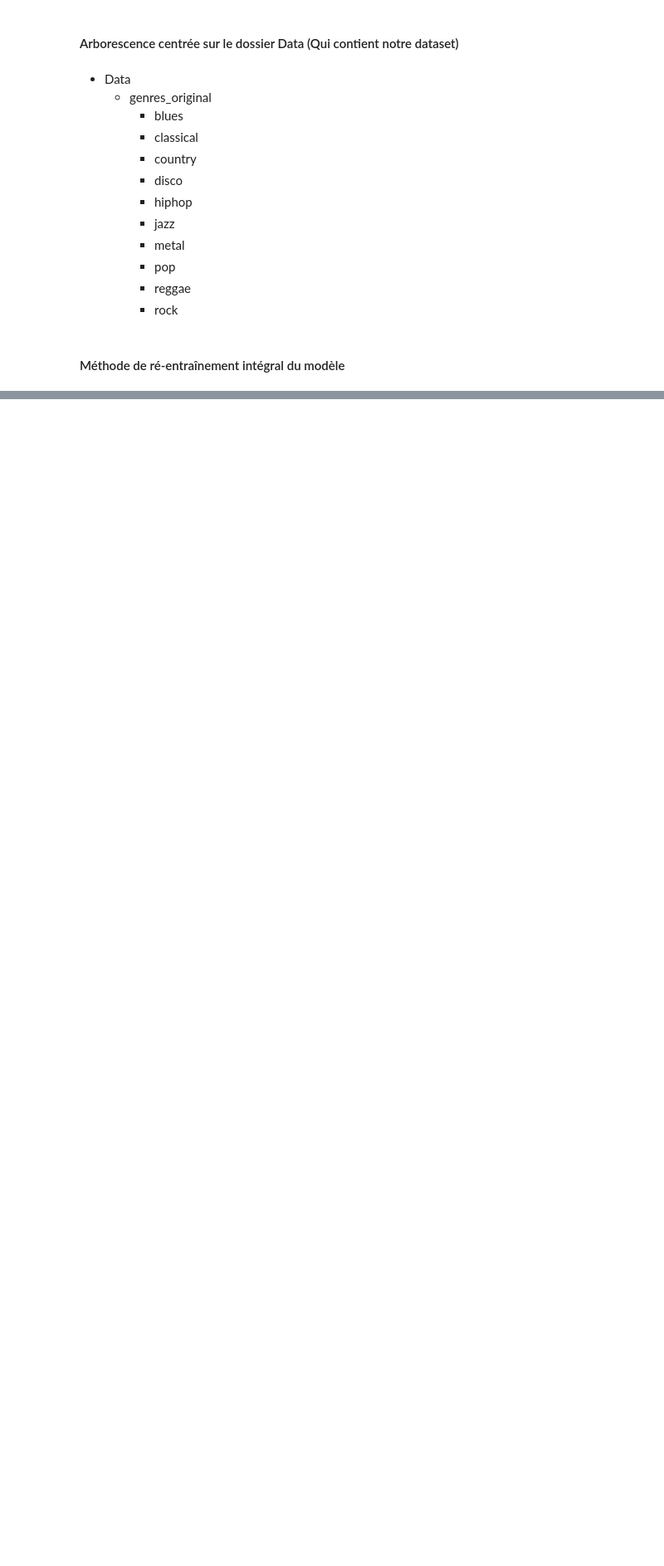
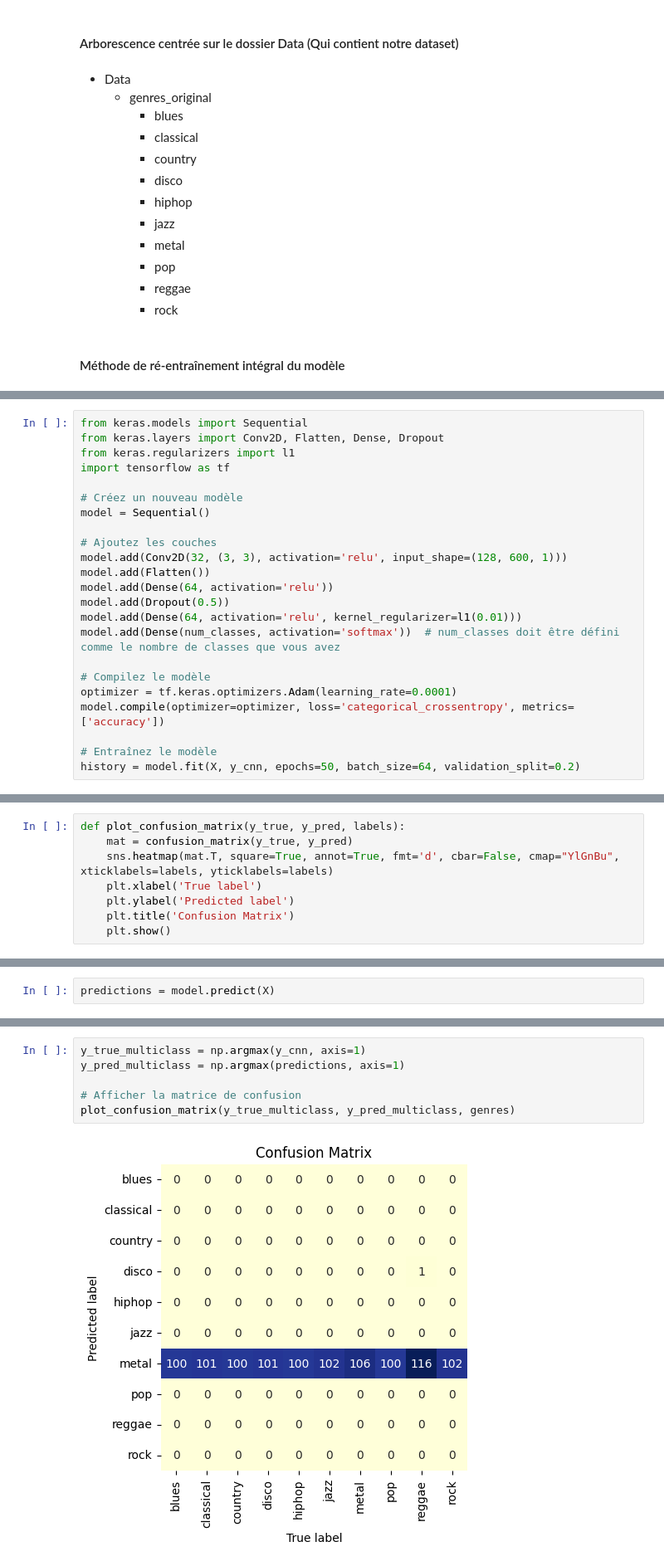
Before and after one commit to AlexandreRob/BadBoyRecords, a Jupyter notebook: classification_music.ipynb, the cells around one changed output, grey strips where cells are left out. Shown at 83% size. Saved outputs shown, nothing was run; the diff lists cells and outputs as text; blank space fills up the shorter version.

```diff
--- a/classification_music.ipynb
+++ b/classification_music.ipynb
@@ -718,0 +818,23 @@ A définir
+# %%
+from keras.models import Sequential
+from keras.layers import Conv2D, Flatten, Dense, Dropout
+from keras.regularizers import l1
+import tensorflow as tf
+
+# Créez un nouveau modèle
+model = Sequential()
+
+# Ajoutez les couches
+model.add(Conv2D(32, (3, 3), activation='relu', input_shape=(128, 600, 1)))
+model.add(Flatten())
+model.add(Dense(64, activation='relu'))
+model.add(Dropout(0.5))
+model.add(Dense(64, activation='relu', kernel_regularizer=l1(0.01)))
+model.add(Dense(num_classes, activation='softmax'))  # num_classes doit être défini comme le nombre de classes que vous avez
+
+# Compilez le modèle
+optimizer = tf.keras.optimizers.Adam(learning_rate=0.0001)
+model.compile(optimizer=optimizer, loss='categorical_crossentropy', metrics=['accuracy'])
+
+# Entraînez le modèle
+history = model.fit(X, y_cnn, epochs=50, batch_size=64, validation_split=0.2)
@@ -718,0 +892,8 @@ A définir
+# %%
+def plot_confusion_matrix(y_true, y_pred, labels):
+    mat = confusion_matrix(y_true, y_pred)
+    sns.heatmap(mat.T, square=True, annot=True, fmt='d', cbar=False, cmap="YlGnBu", xticklabels=labels, yticklabels=labels)
+    plt.xlabel('True label')
+    plt.ylabel('Predicted label')
+    plt.title('Confusion Matrix')
+    plt.show()
@@ -718,0 +905,2 @@ A définir
+# %%
+predictions = model.predict(X)
@@ -718,0 +909,8 @@ A définir
+# %%
+y_true_multiclass = np.argmax(y_cnn, axis=1)
+y_pred_multiclass = np.argmax(predictions, axis=1)
+
+# Afficher la matrice de confusion
+plot_confusion_matrix(y_true_multiclass, y_pred_multiclass, genres)
+# %% [output]
+[figure, added]
```
Also changed, not shown: parts of 15 cells of this notebook, 1 other file.
